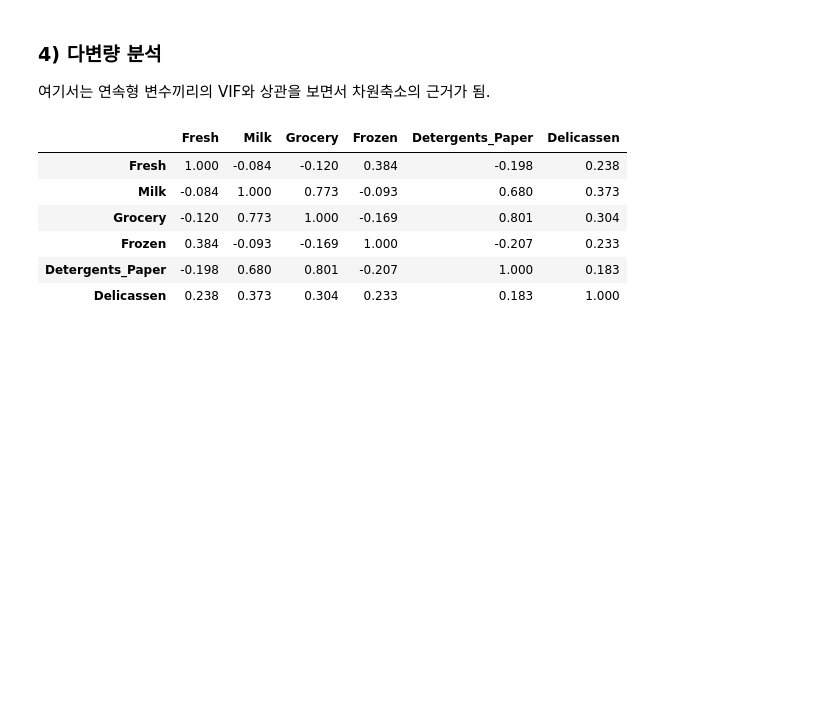
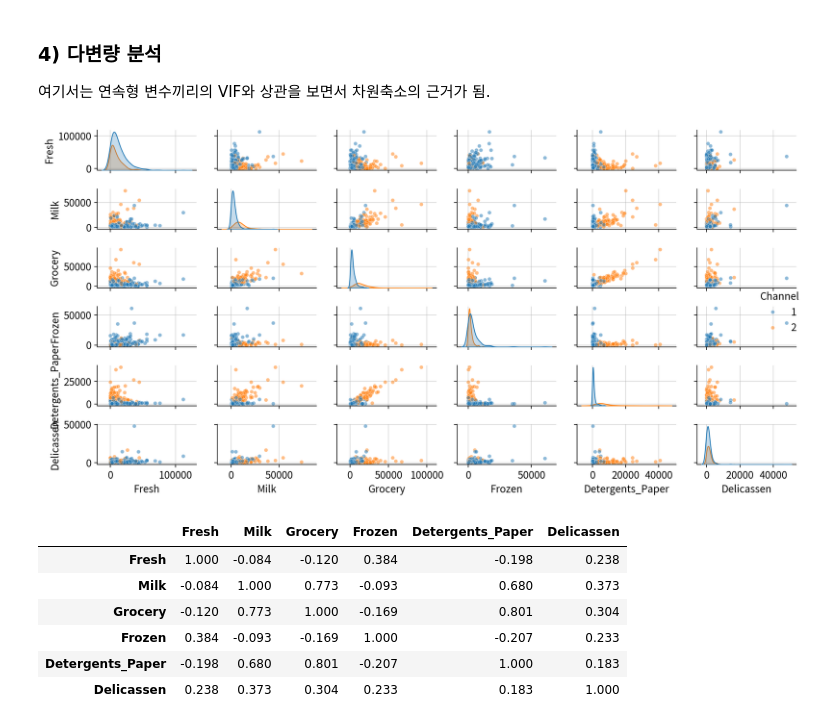
Before and after one commit to Jae1-99999/Wholesalecustomers, a Jupyter notebook: 팀프로젝트 코드.ipynb, the cells around one changed output. Drawn from its saved outputs; the diff is of its cells as text; code cells hidden in the pictures; blank space fills up the shorter version.

```diff
--- a/팀프로젝트 코드.ipynb
+++ b/팀프로젝트 코드.ipynb
@@ -805,4 +816,8 @@ p-value annotation legend:
 # %% [markdown]
 ### 4) 다변량 분석
 여기서는 연속형 변수끼리의 VIF와 상관을 보면서 차원축소의 근거가 됨.
+# %%
+my_plot.pairplot(drop_df, num_cols, hue='Channel',scatter_alpha=0.5, diag_kind='kde')
+# %% [output]
+[figure, added]
 # %%
```
Also changed, not shown: parts of 8 cells of this notebook, 3 other files.
